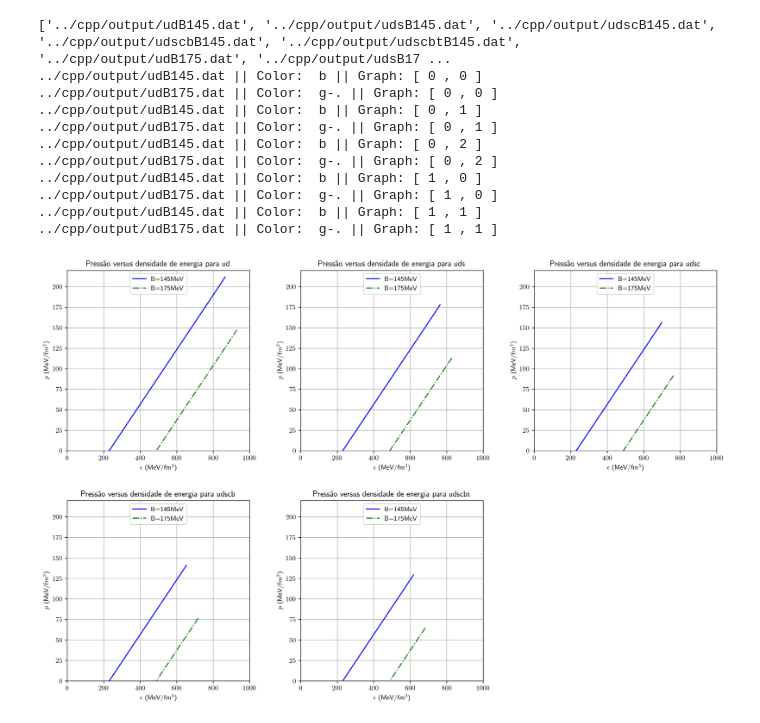
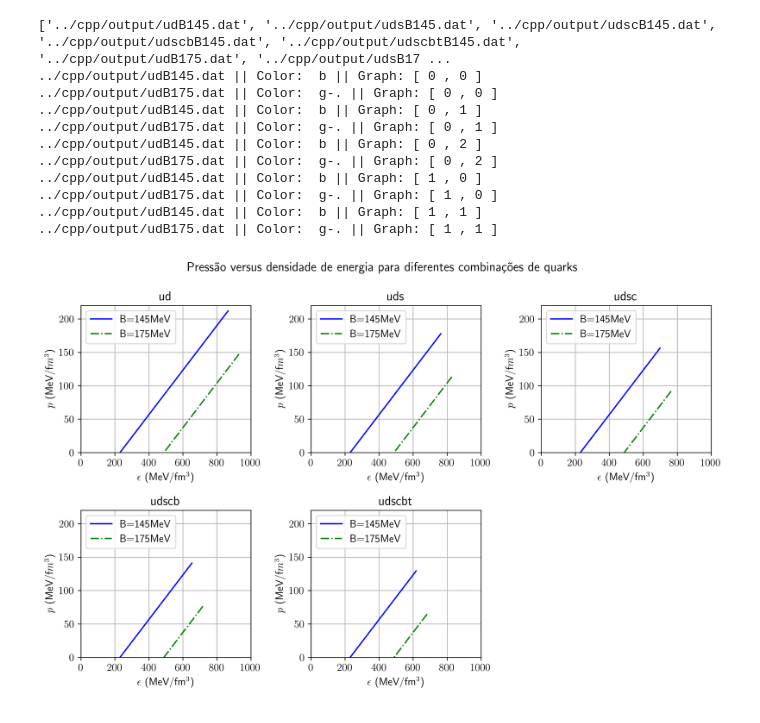
Before and after one commit to nicofgr/dense-star, a Jupyter notebook: python/Graphs.ipynb, the cells around one changed output. Drawn from its saved outputs; the diff is of its cells as text; code cells hidden in the pictures.

Commit message:
Change graph groups

```diff
--- a/python/Graphs.ipynb
+++ b/python/Graphs.ipynb
@@ -73,6 +141,9 @@ import numpy as np
 from matplotlib.ticker import AutoMinorLocator, MultipleLocator
 
 plt.rcParams['text.usetex'] = True
+plt.rcParams["font.size"] = 12
+plt.rcParams['figure.figsize'] = [11, 7]
+plt.rcParams['figure.dpi'] = 300
 
 fig, ax1 = plt.subplots(2,3)
 #-------------------------------------------------------
@@ -103,7 +174,7 @@ for j in range(2):
     for k in range(3):
         if (k+j*2 == 4): break
         x = []
-        ax1[j,k].set_title("Pressão versus densidade de energia para " + titles[k+j*3])
+        ax1[j,k].set_title(titles[k+j*3])
         ax1[j,k].set_xlabel(r'$\epsilon$ (MeV/fm$^3$)')
         ax1[j,k].set_ylabel(r'$p$ (MeV/f$m^3$)')
         ax1[j,k].set_xlim([0,1000])
@@ -112,35 +183,34 @@ for j in range(2):
         ax1[j,k].set_ylim([0,220])
 
         for i in range(len(bagPressures)):
             x.append([])
             with open(dirs[(i*5)+k+(3*j)], 'r') as f:
 
                 lines = f.readlines()
                 x[i].append([float(line.split()[0]) for line in lines])
                 x[i].append([float(line.split()[1]) for line in lines])
                 x[i].append([float(line.split()[2]) for line in lines])
                 x[i].append([float(line.split()[3]) for line in lines])
 
                 ax1[j,k].grid(True)
                 ax1[j,k].plot(x[i][3],x[i][1], cols[i], label="B="+str(bagPressures[i])+"MeV")
                 print(dirs[i*5], "|| Color: ", cols[i], "|| Graph: [", j,",",k,"]")
 
-        ax1[j,k].legend(loc='upper center')
+        ax1[j,k].legend(loc='upper left')
+fig.suptitle("Pressão versus densidade de energia para diferentes combinações de quarks")
 fig.delaxes(ax1[1,2])
-plt.rcParams['figure.figsize'] = [15, 10]
-plt.rcParams['figure.dpi'] = 300
-fig.tight_layout(pad=3.0)
+fig.tight_layout(pad=1.25)
 plt.show()
 # %% [output]
 ['../cpp/output/udB145.dat', '../cpp/output/udsB145.dat', '../cpp/output/udscB145.dat', '../cpp/output/udscbB145.dat', '../cpp/output/udscbtB145.dat', '../cpp/output/udB175.dat', '../cpp/output/udsB17 ...
 ../cpp/output/udB145.dat || Color:  b || Graph: [ 0 , 0 ]
 ../cpp/output/udB175.dat || Color:  g-. || Graph: [ 0 , 0 ]
 ../cpp/output/udB145.dat || Color:  b || Graph: [ 0 , 1 ]
 ../cpp/output/udB175.dat || Color:  g-. || Graph: [ 0 , 1 ]
 ../cpp/output/udB145.dat || Color:  b || Graph: [ 0 , 2 ]
 ../cpp/output/udB175.dat || Color:  g-. || Graph: [ 0 , 2 ]
 ../cpp/output/udB145.dat || Color:  b || Graph: [ 1 , 0 ]
 ../cpp/output/udB175.dat || Color:  g-. || Graph: [ 1 , 0 ]
 ../cpp/output/udB145.dat || Color:  b || Graph: [ 1 , 1 ]
 ../cpp/output/udB175.dat || Color:  g-. || Graph: [ 1 , 1 ]
-[figure, old version]
+[figure, new version]
```
Also changed, not shown: parts of 5 cells of this notebook, 5 other files.
